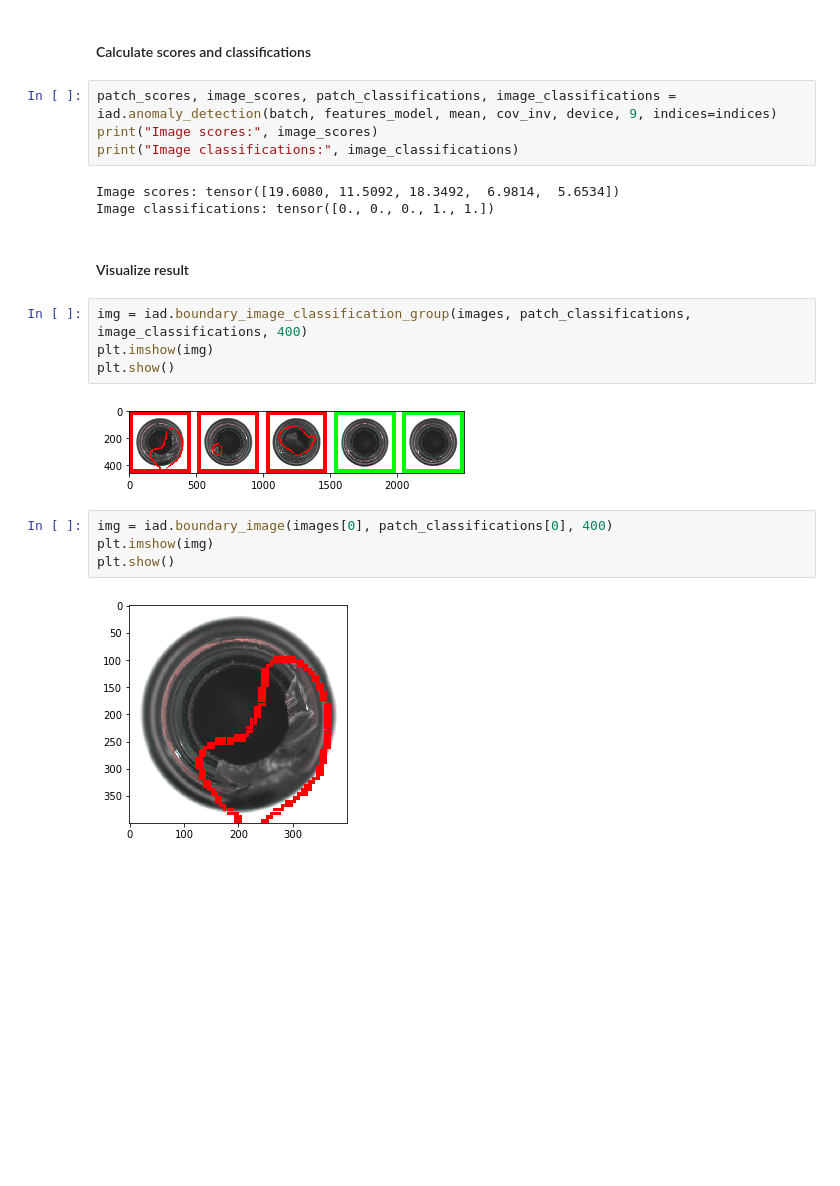
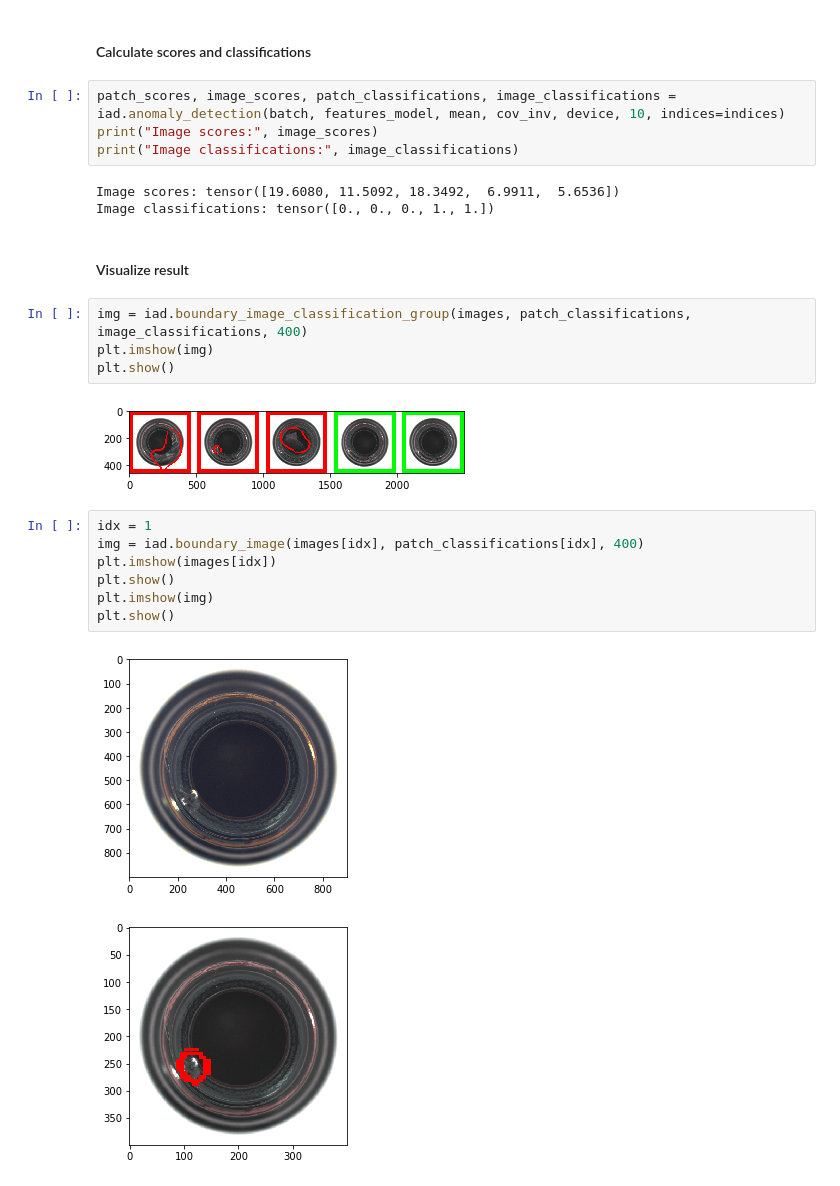
Before and after one commit to OpenAOI/anodet, a Jupyter notebook: notebooks/example.ipynb, the cells around one changed output. Saved outputs shown, nothing was run; the diff lists cells and outputs as text; blank space fills up the shorter version.

```diff
--- a/notebooks/example.ipynb
+++ b/notebooks/example.ipynb
@@ -90,11 +90,11 @@ torch.Size([5, 3, 224, 224])
 # %% [markdown]
 #### Calculate scores and classifications
 # %%
-patch_scores, image_scores, patch_classifications, image_classifications = iad.anomaly_detection(batch, features_model, mean, cov_inv, device, 9, indices=indices)
+patch_scores, image_scores, patch_classifications, image_classifications = iad.anomaly_detection(batch, features_model, mean, cov_inv, device, 10, indices=indices)
 print("Image scores:", image_scores)
 print("Image classifications:", image_classifications)
 # %% [output]
-Image scores: tensor([19.6080, 11.5092, 18.3492,  6.9814,  5.6534])
+Image scores: tensor([19.6080, 11.5092, 18.3492,  6.9911,  5.6536])
 Image classifications: tensor([0., 0., 0., 1., 1.])
 # %% [markdown]
 #### Visualize result
@@ -103,10 +103,14 @@ img = iad.boundary_image_classification_group(images, patch_classifications, ima
 plt.imshow(img)
 plt.show()
 # %% [output]
-[figure, old version]
+[figure, new version]
 # %%
-img = iad.boundary_image(images[0], patch_classifications[0], 400)
+idx = 1
+img = iad.boundary_image(images[idx], patch_classifications[idx], 400)
+plt.imshow(images[idx])
+plt.show()
 plt.imshow(img)
 plt.show()
 # %% [output]
-[figure, old version]
+[figure, new version]
+[figure, added]
```
Also changed, not shown: 1 other file.
